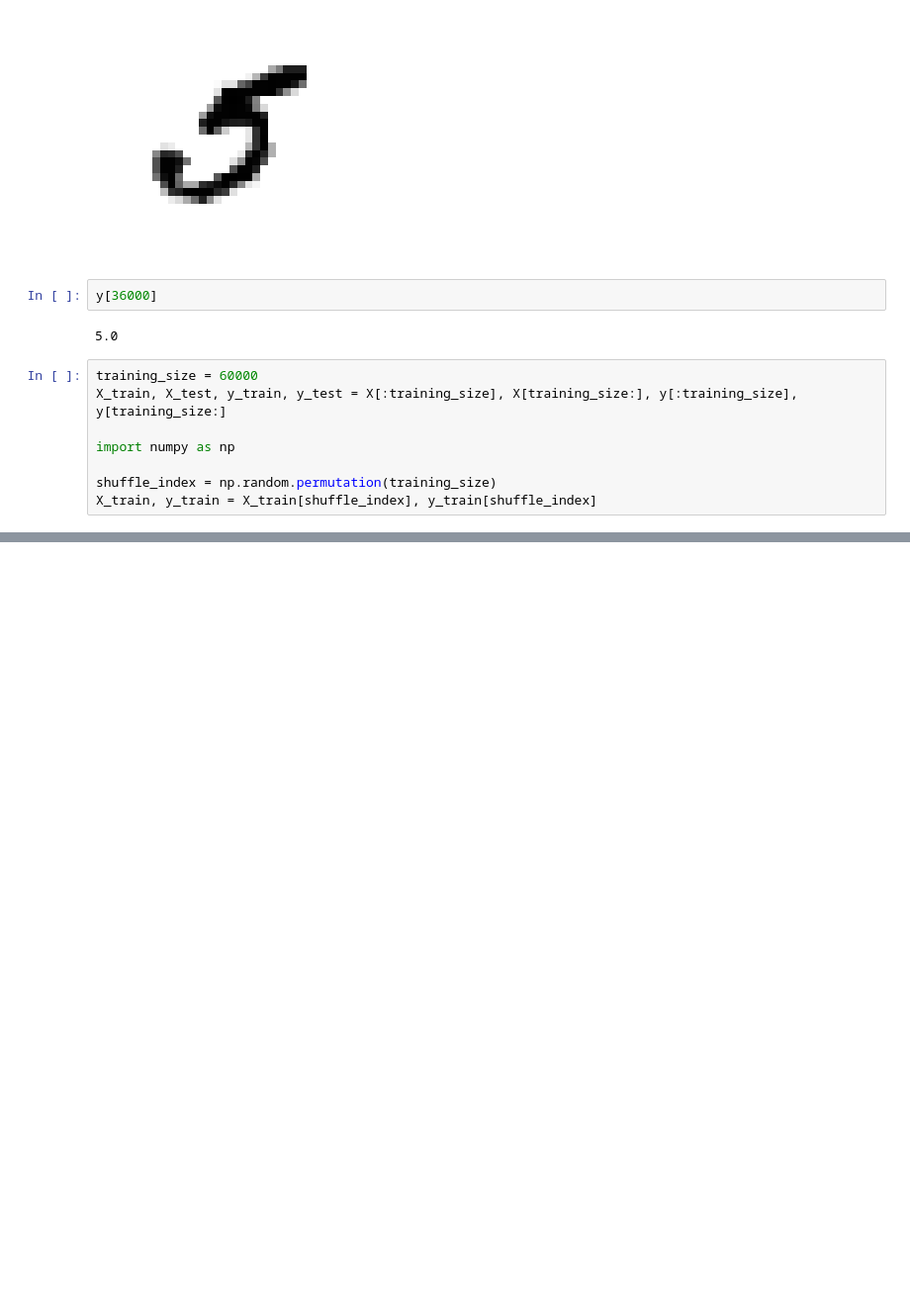
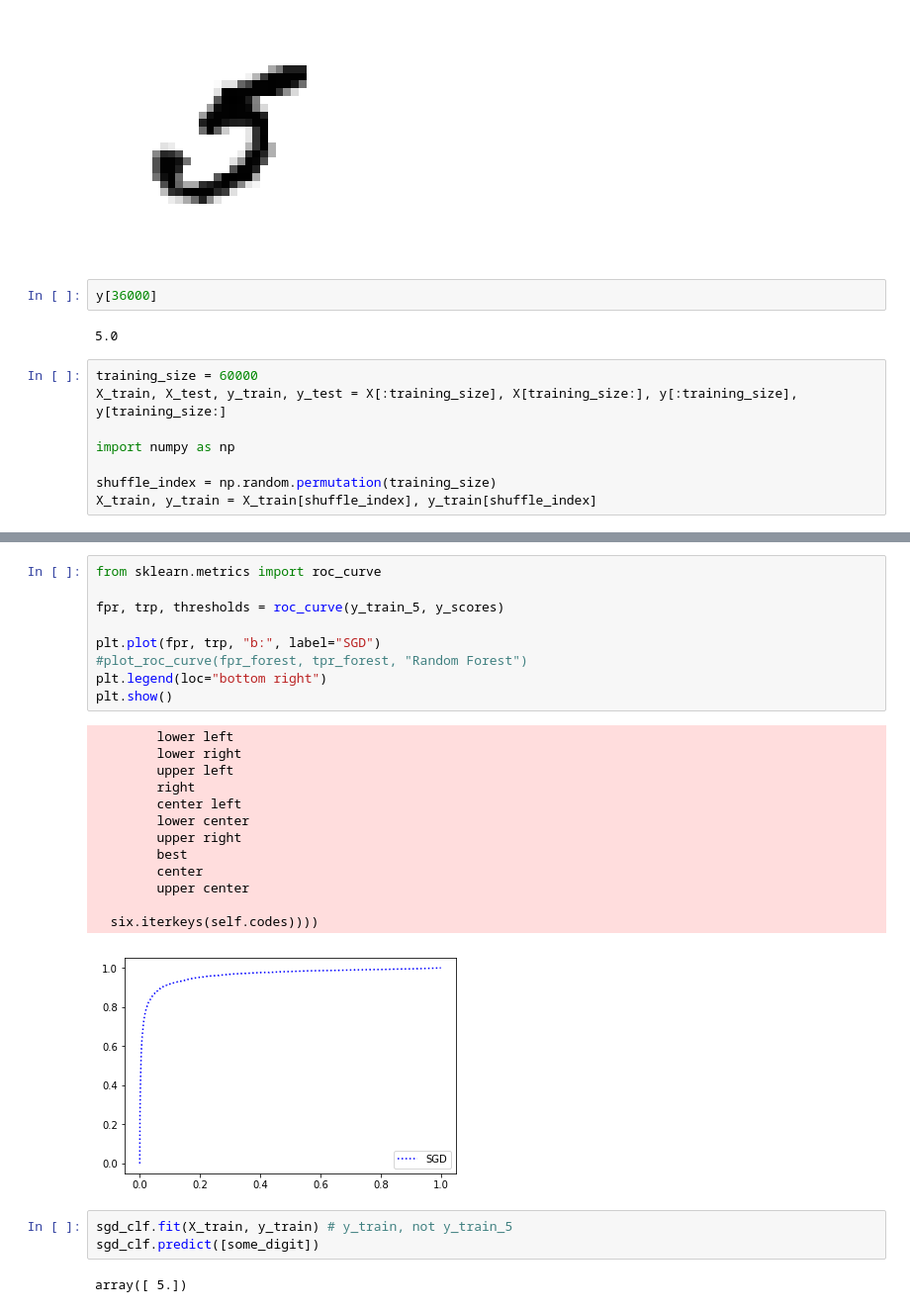
Before and after one commit to ashleyjsands/hands-on-ml, a Jupyter notebook: MNIST.ipynb, the cells around one changed output, grey strips where cells are left out. Shown: that part at 99% size. Cells and saved outputs as stored; diff of their text form; blank space fills up the shorter version.

```diff
--- a/MNIST.ipynb
+++ b/MNIST.ipynb
@@ -34,0 +131,28 @@ X_train, y_train = X_train[shuffle_index], y_train[shuffle_index]
+# %%
+from sklearn.metrics import roc_curve
+
+fpr, trp, thresholds = roc_curve(y_train_5, y_scores)
+
+plt.plot(fpr, trp, "b:", label="SGD")
+#plot_roc_curve(fpr_forest, tpr_forest, "Random Forest")
+plt.legend(loc="bottom right")
+plt.show()
+# %% [output]
+        lower left
+        lower right
+        upper left
+        right
+        center left
+        lower center
+        upper right
+        best
+        center
+        upper center
+
+  six.iterkeys(self.codes))))
+[figure, added]
+# %%
+sgd_clf.fit(X_train, y_train) # y_train, not y_train_5
+sgd_clf.predict([some_digit])
+# %% [output]
+array([ 5.])
```
Also changed, not shown: parts of 41 cells of this notebook, 8 other files.
